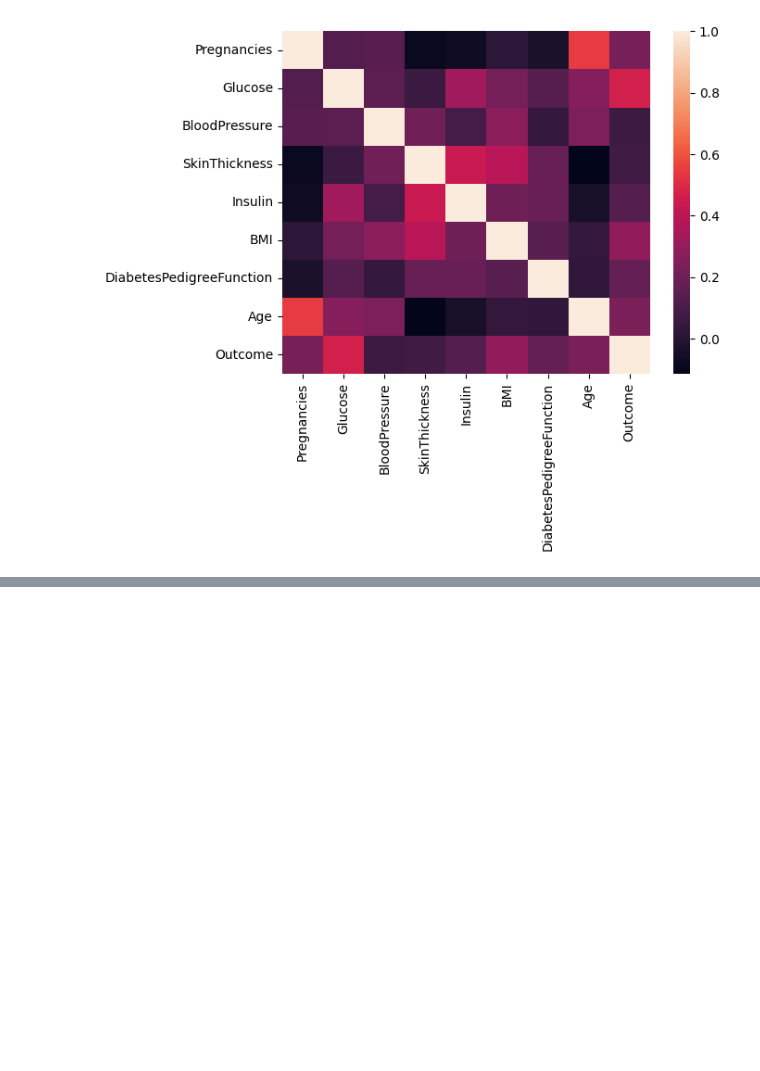
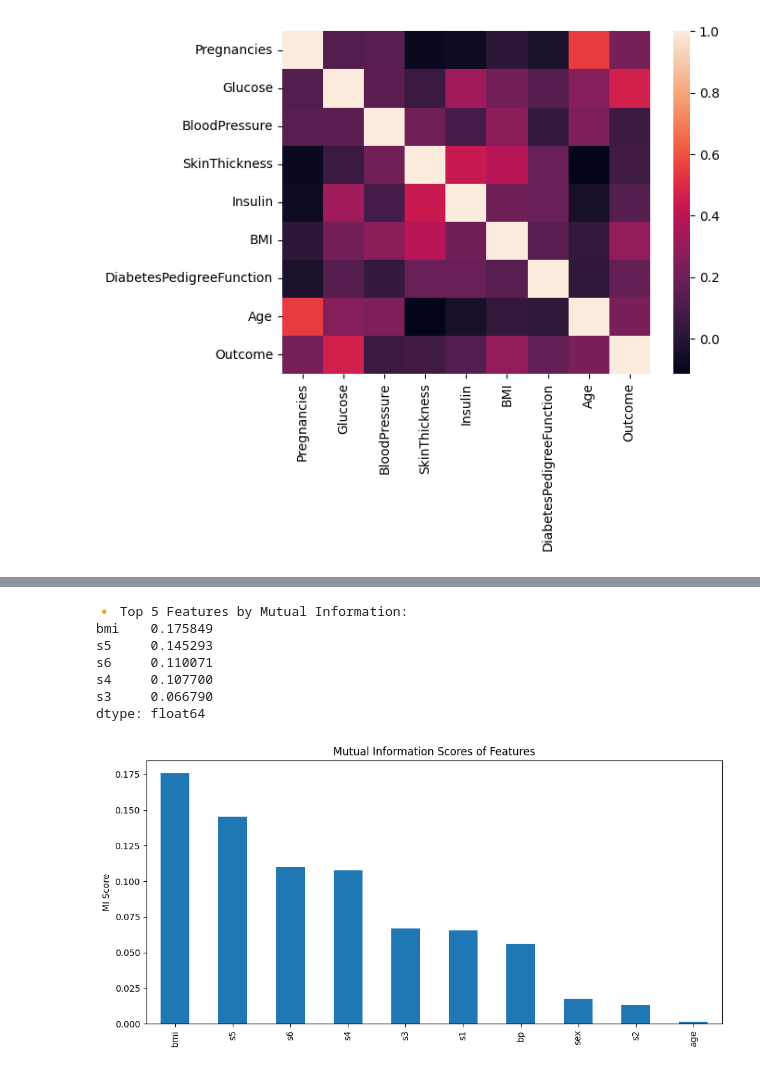
Before and after one commit to AKBER-HUSSAIN/ML_Lab_Practice, a Jupyter notebook: Feature_Selection.ipynb, the cells around one changed output, grey strips where cells are left out. Cells and saved outputs as stored; diff of their text form; code cells hidden in the pictures; blank space fills up the shorter version.

```diff
--- a/Feature_Selection.ipynb
+++ b/Feature_Selection.ipynb
@@ -106,0 +132,25 @@ set()
+# %%
+mi_scores = mutual_info_regression(X, y, random_state=42)
+
+# Convert to pandas Series for readability
+mi_series = pd.Series(mi_scores, index=X.columns).sort_values(ascending=False)
+
+# Print top 5 features
+print("\n🔸 Top 5 Features by Mutual Information:")
+print(mi_series.head(5))
+
+# Plot mutual information scores
+plt.figure(figsize=(10, 5))
+mi_series.plot(kind='bar', title="Mutual Information Scores of Features")
+plt.ylabel("MI Score")
+plt.tight_layout()
+plt.show()
+# %% [output]
+🔸 Top 5 Features by Mutual Information:
+bmi    0.175849
+s5     0.145293
+s6     0.110071
+s4     0.107700
+s3     0.066790
+dtype: float64
+[figure, added]
```
Also changed, not shown: parts of 6 cells of this notebook.
